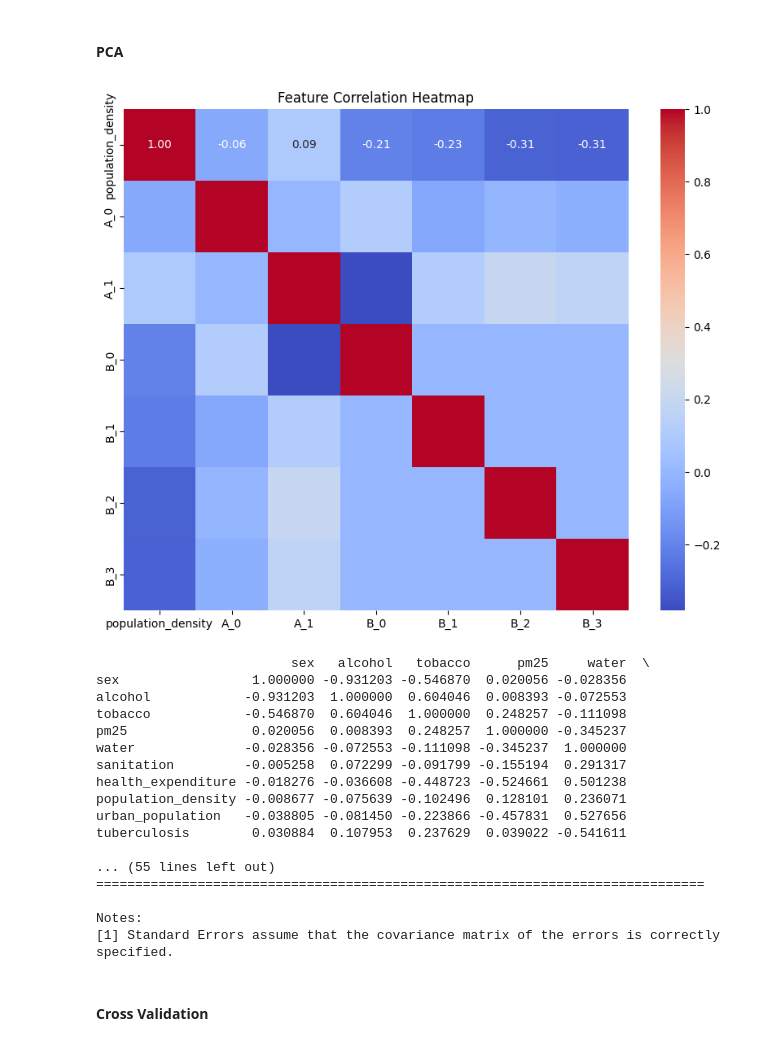
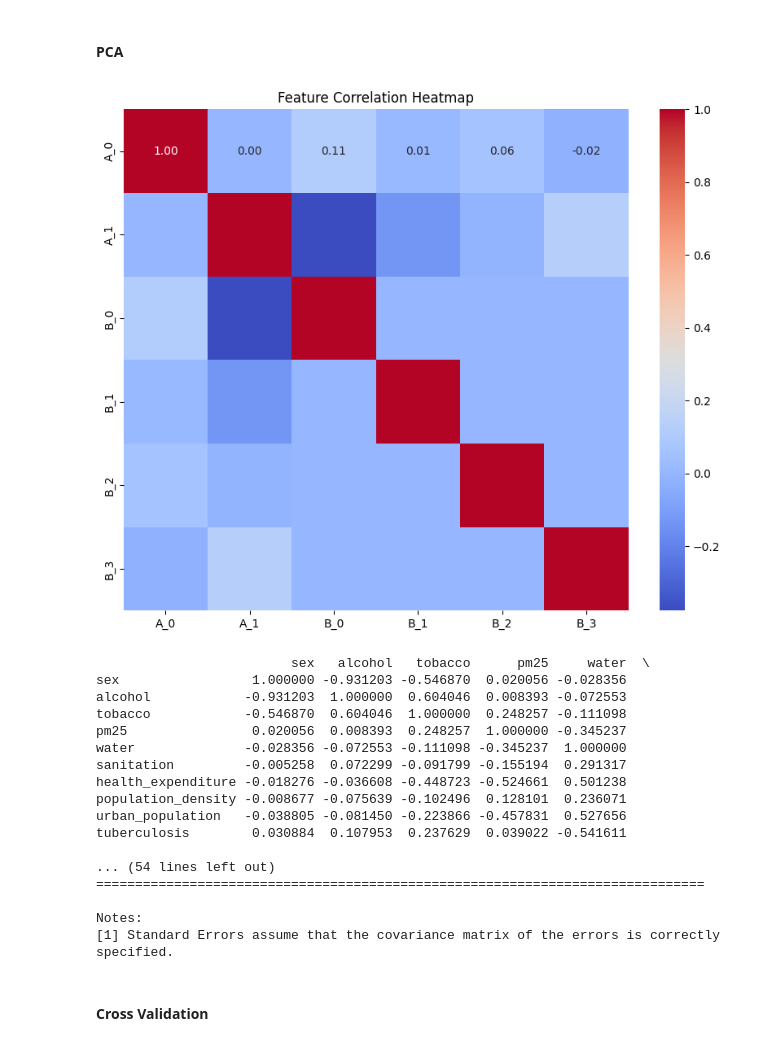
Before and after one commit to Gralerfics/SLDS_Project_OpenStudy, a Jupyter notebook: src/main.ipynb, the cells around one changed output. Saved outputs shown, nothing was run; the diff lists cells and outputs as text; code cells hidden in the pictures.

```diff
--- a/src/main.ipynb
+++ b/src/main.ipynb
@@ -831,38 +831,38 @@ def mlr_process_pca(response, predictors):
 
     # PCA
     X_train, X_test = pca_dataset(X_train, X_test, ['sex', 'alcohol', 'tobacco'], 2, 'A')
-    X_train, X_test = pca_dataset(X_train, X_test, ['pm25', 'water', 'sanitation', 'health_expenditure', 'urban_population'], 4, 'B')
+    X_train, X_test = pca_dataset(X_train, X_test, ['pm25', 'water', 'sanitation', 'health_expenditure', 'urban_population', 'population_density'], 4, 'B')
 
     plt.figure(figsize = (10, 8))
     sns.heatmap(X_train.corr(), annot = True, cmap = 'coolwarm', fmt = '.2f')
     plt.title('Feature Correlation Heatmap')
     plt.show()
     print(dataset_train.corr())
 
     y_train = dataset_train[response].copy()
     y_test = dataset_test[response].copy()
 
     # Add constant
     X_train = sm.add_constant(X_train)
     X_test = sm.add_constant(X_test)
 
     # Train
     model = sm.OLS(y_train, X_train).fit()
 
     # Test
     y_pred = model.predict(X_test)
     test_mse = mean_squared_error(y_test, y_pred)
     test_r2 = r2_score(y_test, y_pred)
 
     return model, y_pred - y_test, test_mse, test_r2
 
 model_mlrp, test_residuals_mlrp, test_mse_mlrp, test_r2_mlrp = mlr_process_pca('tuberculosis', feature_names)
 print(f'\nTest Results:')
 print(f'\tMean Squared Error: {test_mse_mlrp:.4f}')
 print(f'\tR^2: {test_r2_mlrp:.4f}\n')
 print(model_mlrp.summary())
 # %% [output]
-[figure, old version]
+[figure, new version]
                          sex   alcohol   tobacco      pm25     water  \
 sex                 1.000000 -0.931203 -0.546870  0.020056 -0.028356
 alcohol            -0.931203  1.000000  0.604046  0.008393 -0.072553
@@ -875,7 +875,7 @@ population_density -0.008677 -0.075639 -0.102496  0.128101  0.236071
 urban_population   -0.038805 -0.081450 -0.223866 -0.457831  0.527656
 tuberculosis        0.030884  0.107953  0.237629  0.039022 -0.541611
 
-... (55 lines left out)
+... (54 lines left out)
 ==============================================================================
 
 Notes:
```
Also changed, not shown: parts of 1 cell of this notebook, 13 other files.
